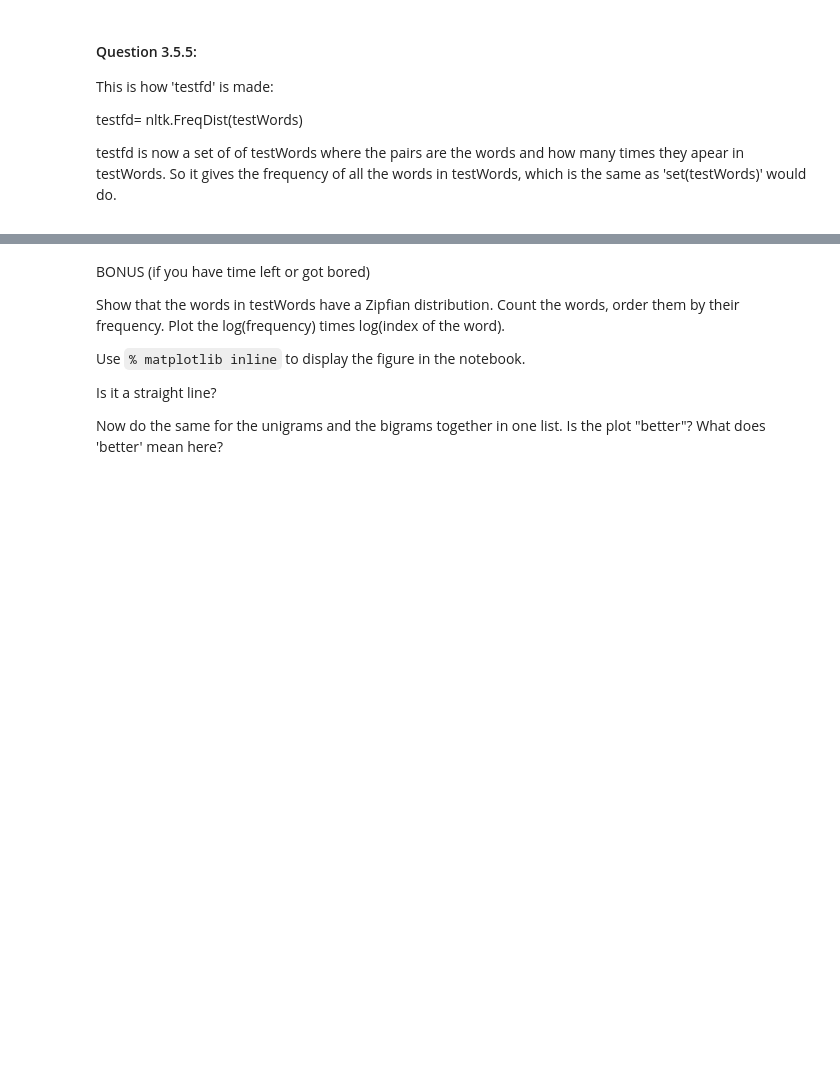
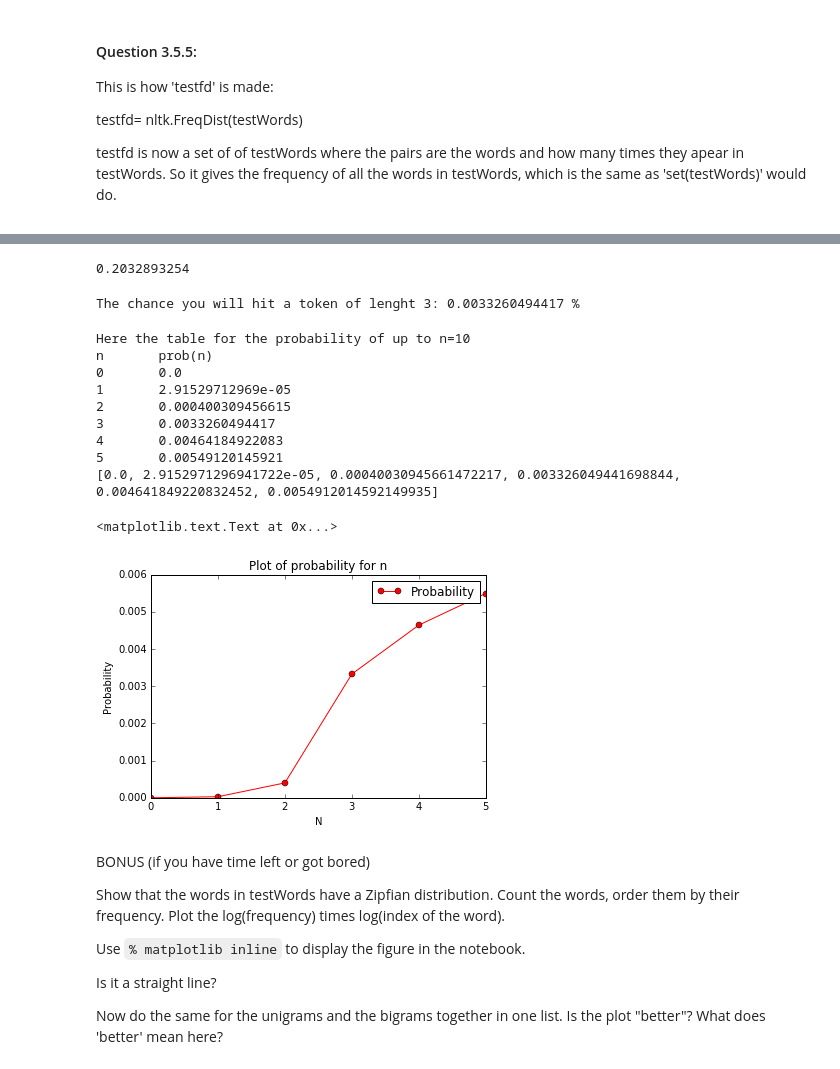
Before and after one commit to ndevisscher/Data-Science, a Jupyter notebook: Week 2/PythonRecap2.0.ipynb, the cells around one changed output, grey strips where cells are left out. Saved outputs shown, nothing was run; the diff lists cells and outputs as text; code cells hidden in the pictures; blank space fills up the shorter version.

```diff
--- a/Week 2/PythonRecap2.0.ipynb
+++ b/Week 2/PythonRecap2.0.ipynb
@@ -293,11 +293,3 @@ Percentage of hapax tokens in testWords: 0.0191778769491
 This is how 'testfd' is made:<p>
 testfd= nltk.FreqDist(testWords)<p>
 testfd is now a set of of testWords where the pairs are the words and how many times they apear in testWords. So it gives the frequency of all the words in testWords, which is the same as 'set(testWords)' would do.
-# %%
-import random
-#Question 4:
-def prob(str):
-    tokenscount = len(Counter(testWords))
-    tokens = Counter(testWords)
-    random = random.randint(0,tokenscount)
-    chosen = tokens[random]
@@ -303,0 +318,64 @@ def prob(str):
+# %%
+#Question 5.1:
+numspaces = len(testWords)-1
+numchars = 0
+for y in testWords:
+    numchars += len(y)
+
+totalchars = numSpaces+numchars
+probability = numspaces/totalchars
+print "The chance it will hit a space is:",probability"%"
+# %% [output]
+0.2032893254
+# %%
+#Question 5.2:
+def prob(n):
+    count = 0
+    for x in Counter(testWords):
+        if n == len(x):
+            count += 1
+    goodchars = count*n
+    probability = goodchars/float(totalchars)
+    return probability
+
+print "The chance you will hit a token of lenght 3:", prob(3),"%"
+# %% [output]
+The chance you will hit a token of lenght 3: 0.0033260494417 %
+# %%
+#Question 5.3:
+listprobs = []
+ploty = []
+plotprob = []
+print "Here the table for the probability of up to n=10"
+print "\t".join(["n","prob(n)"])
+for x in range(6):
+    ploty.append(x)
+    plotprob.append(prob(x))
+    listprobs.append([str(x),str(prob(x))])
+for y in listprobs:
+    print "\t".join(y)
+print plotprob
+#this line prepares IPython for working with matplotlib
+%matplotlib inline
+
+# this actually imports matplotlib
+import matplotlib.pyplot as plt
+
+plt.figure()
+plt.title("Plot of probability for n")
+plt.plot(ploty, plotprob,  'ro-', label='Probability')
+plt.legend(loc = 'upper right')
+plt.xlabel("N")
+plt.ylabel("Probability")
+# %% [output]
+Here the table for the probability of up to n=10
+n       prob(n)
+0       0.0
+1       2.91529712969e-05
+2       0.000400309456615
+3       0.0033260494417
+4       0.00464184922083
+5       0.00549120145921
+[0.0, 2.9152971296941722e-05, 0.00040030945661472217, 0.003326049441698844, 0.004641849220832452, 0.0054912014592149935]
+<matplotlib.text.Text at 0x...>
+[figure, added]
```
Also changed, not shown: parts of 2 cells of this notebook.
